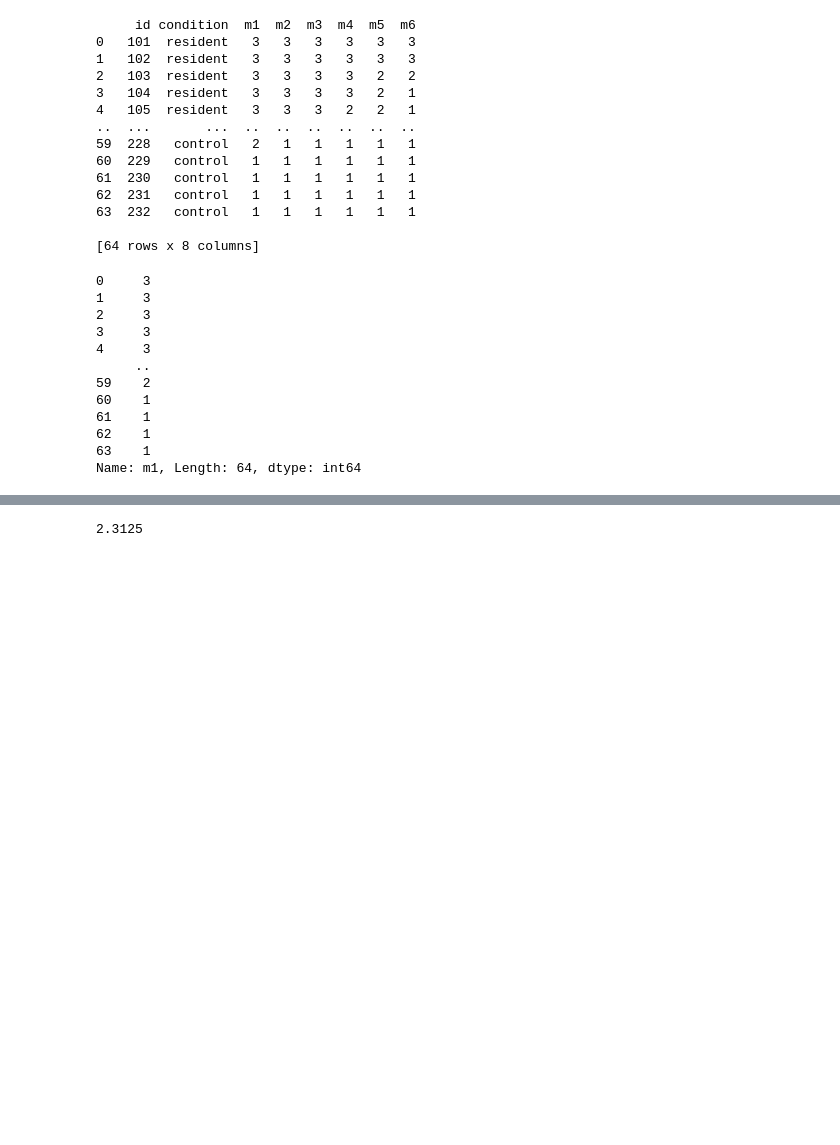
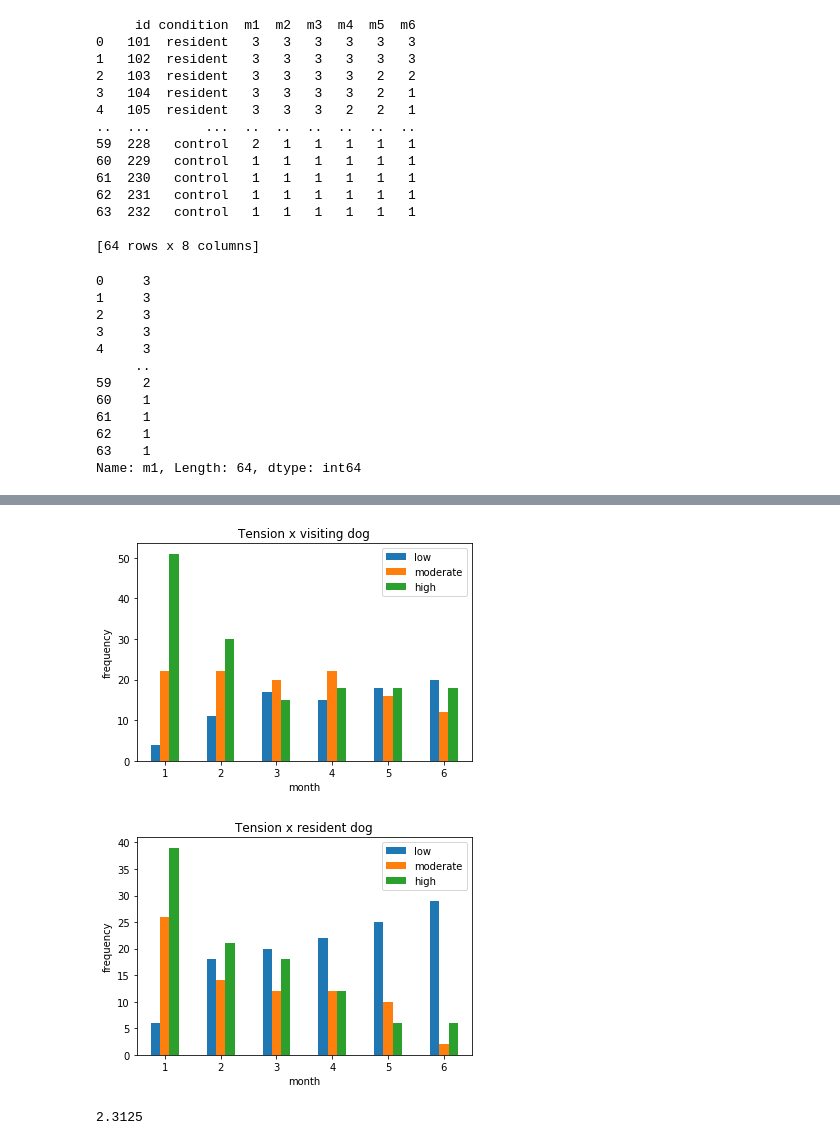
Before and after one commit to KazuichiroTaira/StandardDeviationAndMeans_DogsAtNursingHome, a Jupyter notebook: main.ipynb, the cells around one changed output, grey strips where cells are left out. Drawn from its saved outputs; the diff is of its cells as text; code cells hidden in the pictures; blank space fills up the shorter version.

```diff
--- a/main.ipynb
+++ b/main.ipynb
@@ -39,0 +61,64 @@ Name: m1, Length: 64, dtype: int64
+# %%
+# Number of people 'low' for the month 1, month 2, etc. for visiting
+
+dog_status = ['control', 'resident']
+
+moods = {'low': 1, 'moderate': 2, 'high': 3}
+n_months = 6
+
+index = list(range(1, n_months+1))
+
+#low = []
+#moderate = []
+#high = []
+
+for ds in dog_status:
+
+    mood_sums = {}
+    for mood_label in moods.keys():
+        mood_sums[mood_label] = []
+
+    is_ds = df['condition'] == ds
+
+    # sum_m1 = sum(df[is_low&is_control]['m1'])
+    # sum_m2 = sum(df[is_low&is_control]['m2'])
+    # low.append(sum_m1)
+    # low.append(sum_m2)
+
+    for i in range(n_months):
+        key_month = 'm' + str(i+1)
+
+        # is_low = df[key_month] == 1
+        # sum_low = sum(df[is_low&is_control][key_month])
+        # low.append(sum_low)
+
+        for (mood_label, mood_value) in moods.items():
+
+            is_mood = df[key_month] == mood_value
+            sum_mood = sum(df[is_mood & is_ds][key_month])
+
+            mood_sums[mood_label].append(sum_mood)
+
+            #if mood == 1:
+            #    low.append(sum_actual_mood)
+            #elif mood == 2:
+            #    moderate.append(sum_actual_mood)
+            #else:
+            #    high.append
+
+    if ds == 'resident':
+        condition_label = ds
+    else:
+        condition_label = 'visiting'
+
+    title = f'Tension x {condition_label} dog'
+
+    df_fig = pd.DataFrame(mood_sums, index=index)
+    ax = df_fig.plot.bar(rot=0)
+    ax.set_xlabel('month')
+    ax.set_ylabel('frequency')
+    ax.set_title(title)
+    plt.show()
+# %% [output]
+[figure, added]
+[figure, added]
```
Also changed, not shown: parts of 53 cells of this notebook, 1 other file.
